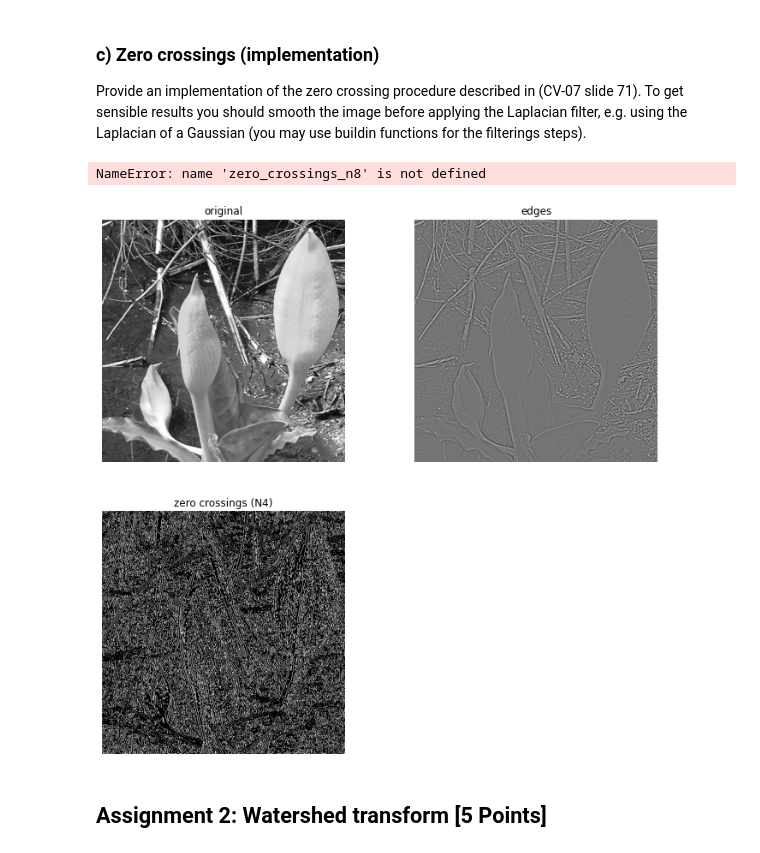
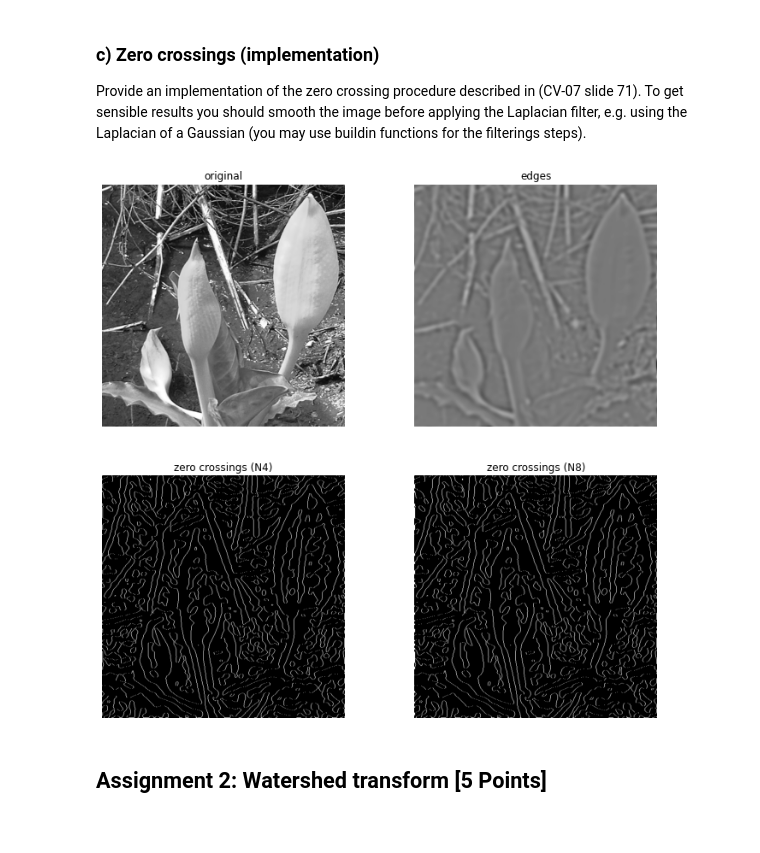
Before and after one commit to jebape/cv3_2021, a Jupyter notebook: Sheet 05/sheet05.ipynb, the cells around one changed output. Saved outputs shown, nothing was run; the diff lists cells and outputs as text; code cells hidden in the pictures.

```diff
--- a/Sheet 05/sheet05.ipynb
+++ b/Sheet 05/sheet05.ipynb
@@ -58,56 +58,60 @@ import numpy as np
 
 
 def zero_crossing_4(img):
-    shift = np.zeros(img.shape)
+    zero_crossing_n4 = np.zeros(img.shape)
     M, N = img.shape
     # Shift
-    for i in range(N-1):
-        for j in range(M-1):
-            shift[i+1][j] = img[i][j]
-            shift[i][j+1] = img[i][j]
-    return (img * shift <= 0)
+    for i in range(M-1):
+        for j in range(N-1):
+            zero_crossing_n4[i+1][j] = img[i][j]
+            zero_crossing_n4[i][j+1] = img[i][j]
+    return (img * zero_crossing_n4 <= 0)
 
-# Worng implmentation?
-# def zero_crossing_8(img):
-#     zero_crossing_n8 = np.zeros(img.shape)
-#     M, N = img.shape
-#     for i in range(M-1):
-#         for j in range(N-1):
-#             zero_crossing_n8[i][j] = (img[i][j]*img[i+1][j-1] <= 0) + (img[i][j]*img[i+1][j+1] <= 0)
-#     return zero_crossing_n8
+def zero_crossing_8(img):
+    zero_crossing_n8 = np.zeros(img.shape)
+    M, N = img.shape
+    for i in range(M-1):
+        for j in range(N-1):
+            zero_crossing_n8[i+1][j] = img[i][j]
+            zero_crossing_n8[i][j+1] = img[i][j]
+            zero_crossing_n8[i+1][j-1] = img[i][j]
+            zero_crossing_n8[i+1][j+1] = img[i][j]
+    return (img * zero_crossing_n8 <= 0)
 
 img = imread('images/swampflower.png').astype(float)
 # img = imread('images/peppers.png').astype(float)
 
 if len(img.shape)>2:
     img = rgb2gray(img)
 img /= img.max()
 
 # Now compute edges and then zero crossings using the 4-neighborhood and the 8-neighborhood
+
 # 1. Smoothing with gaussian
-smoothed_img = gaussian(img)
+smoothed_img = gaussian(img, sigma=5)
+
 # 2. Compute gk with Laplacian operator
 edges = laplace(smoothed_img)
+
 # 3. Find zero crossings by shifting gk
 zero_crossings_n4 = zero_crossing_4(edges)
-# zero_crossings_n8 = zero_crossing_8(edges)
+zero_crossings_n8 = zero_crossing_8(edges)
 
 
 plt.figure(figsize=(12, 24))
 plt.gray()
 
 plt.subplot(4,2,1); plt.axis('off'); plt.imshow(img); plt.title('original')
 plt.subplot(4,2,2); plt.axis('off'); plt.imshow(edges); plt.title('edges')
 plt.subplot(4,2,3); plt.axis('off'); plt.imshow(zero_crossings_n4); plt.title('zero crossings (N4)')
 plt.subplot(4,2,4); plt.axis('off'); plt.imshow(zero_crossings_n8); plt.title('zero crossings (N8)' )
-plt.subplot(4,2,5); plt.axis('off'); plt.imshow(grad_mag); plt.title('Gradient Magnitude' )
-plt.subplot(4,2,6); plt.hist(grad_mag.flatten(), 255, (0, grad_mag.max())); plt.title('Histogram Gradient Magnitude' )
-plt.subplot(4,2,7); plt.axis('off'); plt.imshow(zero_crossings_n8_thresh); plt.title('zero crossings (N8) Thresh' )
-plt.subplot(4,2,8); plt.axis('off'); plt.imshow(canny(img,sigma=2)); plt.title('Canny')
+# plt.subplot(4,2,5); plt.axis('off'); plt.imshow(grad_mag); plt.title('Gradient Magnitude' )
+# plt.subplot(4,2,6); plt.hist(grad_mag.flatten(), 255, (0, grad_mag.max())); plt.title('Histogram Gradient Magnitude' )
+# plt.subplot(4,2,7); plt.axis('off'); plt.imshow(zero_crossings_n8_thresh); plt.title('zero crossings (N8) Thresh' )
+# plt.subplot(4,2,8); plt.axis('off'); plt.imshow(canny(img,sigma=2)); plt.title('Canny')
 plt.show()
 # %% [output]
-NameError: name 'zero_crossings_n8' is not defined
-[figure, old version]
+[figure, new version]
 # %% [markdown]
 ## Assignment 2: Watershed transform  [5 Points]
 # %% [markdown]
```
Also changed, not shown: parts of 5 cells of this notebook, 1 other file.
